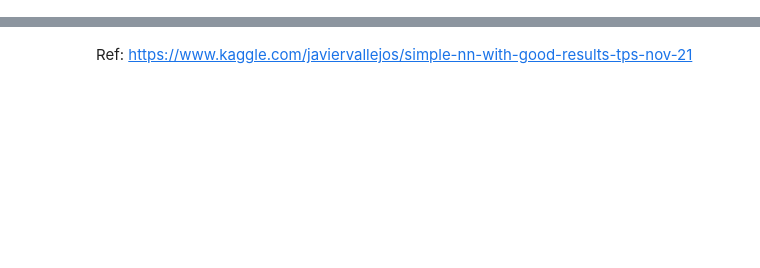
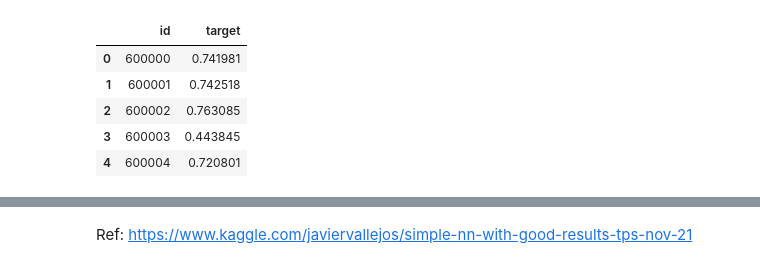
Before and after one commit to riotamoriya/kaggle, a Jupyter notebook: tablar_nov_2021_(2).ipynb, the cells around one changed output, grey strips where cells are left out. Cells and saved outputs as stored; diff of their text form; code cells hidden in the pictures; blank space fills up the shorter version.

```diff
--- a/tablar_nov_2021_(2).ipynb
+++ b/tablar_nov_2021_(2).ipynb
@@ -329,8 +352,15 @@ for fold in range(f_scores['folds'].nunique()):
 # %%
-sub = pd.read_csv("../input/tabular-playground-series-nov-2021/sample_submission.csv")
+sub = pd.read_csv("./sample_submission.csv")
 sub['target'] = np.mean(preds_test, axis = 0)
 sub.to_csv('submission.csv', index=False)
 sub.head()
+# %% [output]
+|  | id | target |
+| 0 | 600000 | 0.741981 |
+| 1 | 600001 | 0.742518 |
+| 2 | 600002 | 0.763085 |
+| 3 | 600003 | 0.443845 |
+| 4 | 600004 | 0.720801 |
 # %%
 !kaggle competitions submit -c tabular-playground-series-nov-2021 -f submission.csv -m 'second submit'
 sln("finish to submit")
```
Also changed, not shown: parts of 6 cells of this notebook.
